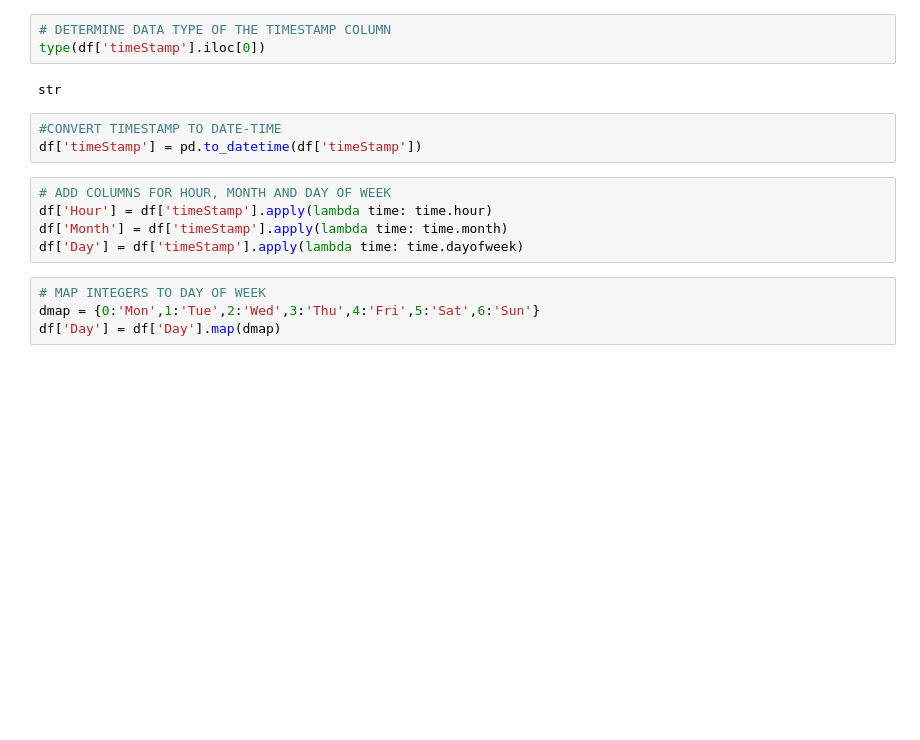
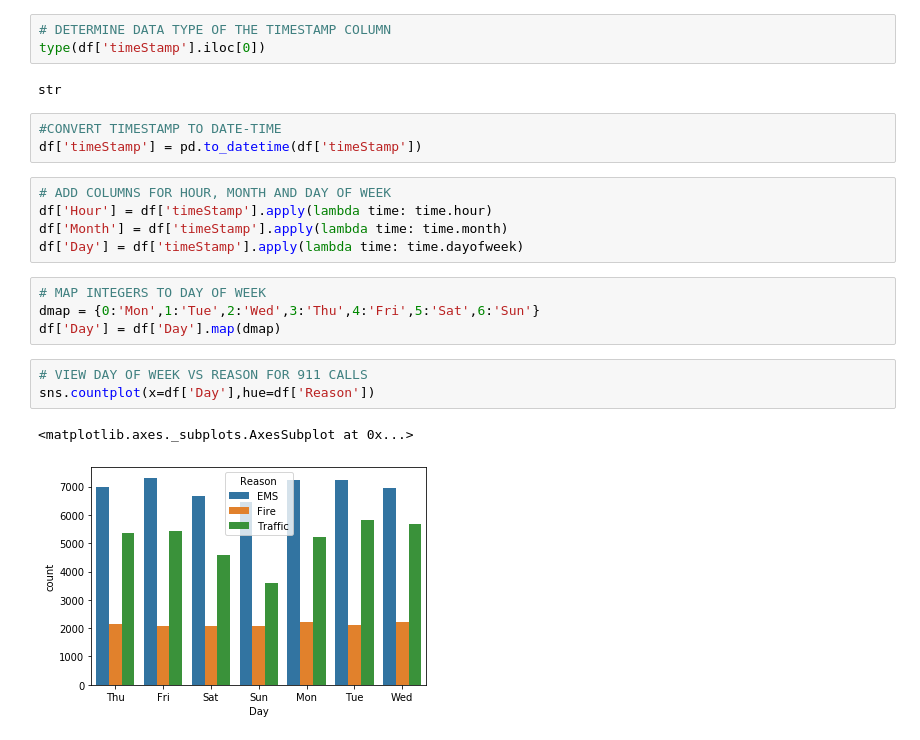
Before and after one commit to JujarP/911-calls, a Jupyter notebook: 911_calls.ipynb, the cells around one changed output. Saved outputs shown, nothing was run; the diff lists cells and outputs as text; blank space fills up the shorter version.

Commit message:
Produce analytical charts for data

```diff
--- a/911_calls.ipynb
+++ b/911_calls.ipynb
@@ -128,3 +128,9 @@ df['Day'] = df['timeStamp'].apply(lambda time: time.dayofweek)
 # MAP INTEGERS TO DAY OF WEEK
 dmap = {0:'Mon',1:'Tue',2:'Wed',3:'Thu',4:'Fri',5:'Sat',6:'Sun'}
 df['Day'] = df['Day'].map(dmap)
+# %%
+# VIEW DAY OF WEEK VS REASON FOR 911 CALLS
+sns.countplot(x=df['Day'],hue=df['Reason'])
+# %% [output]
+<matplotlib.axes._subplots.AxesSubplot at 0x...>
+[figure, added]
```
Also changed, not shown: parts of 8 cells of this notebook.
